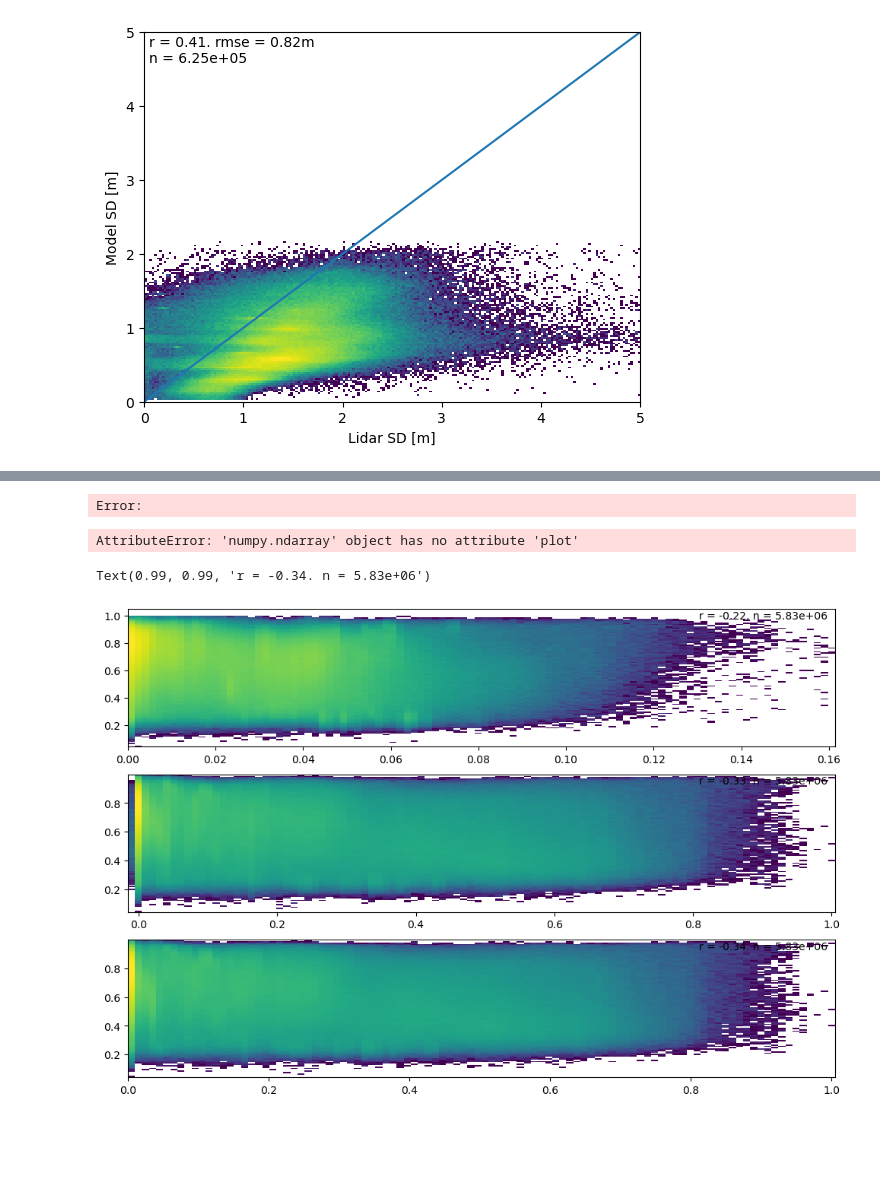
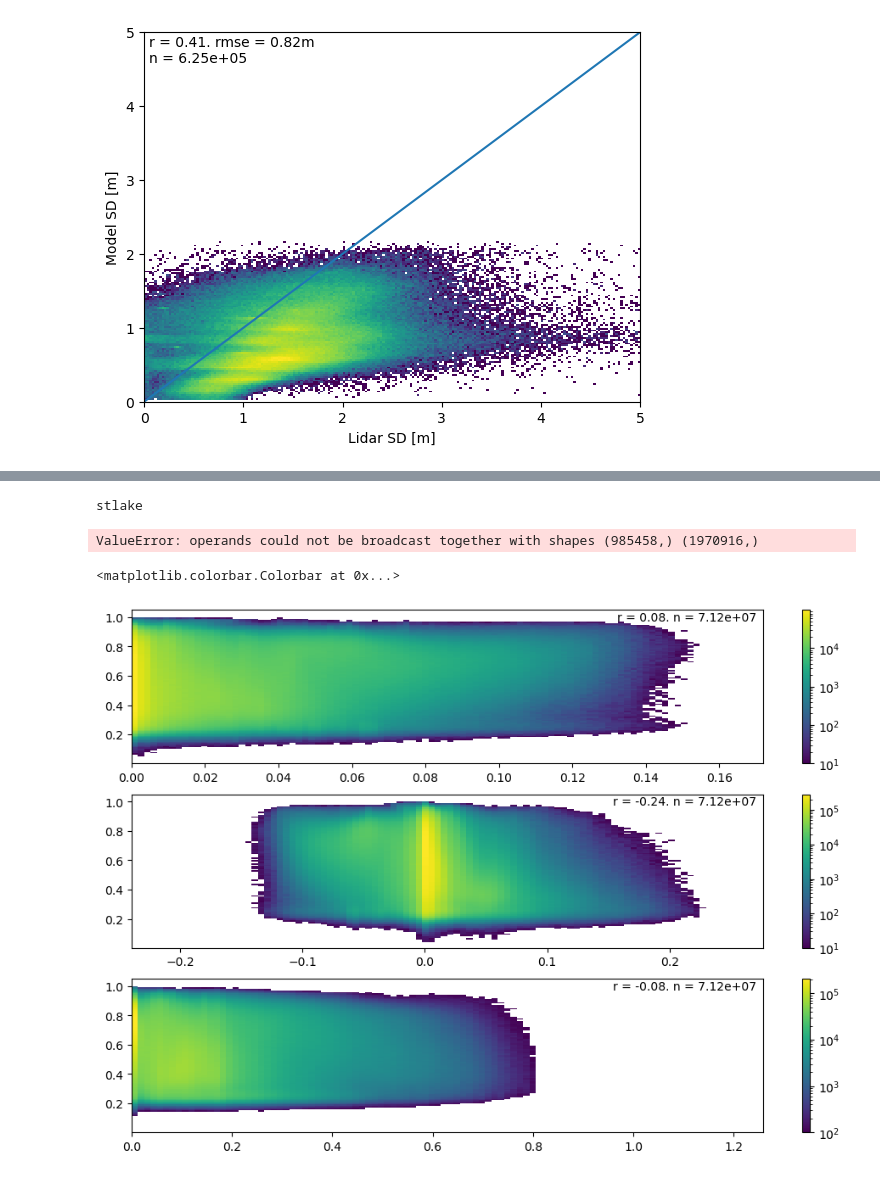
Before and after one commit to ZachHoppinen/uavsar-coherence, a Jupyter notebook: src/compare/model/check.ipynb, the cells around one changed output, grey strips where cells are left out. Drawn from its saved outputs; the diff is of its cells as text; code cells hidden in the pictures; blank space fills up the shorter version.

```diff
--- a/src/compare/model/check.ipynb
+++ b/src/compare/model/check.ipynb
@@ -104,81 +109,60 @@ Coordinates:
 # %%
-var_fig_dir = fig_dir.joinpath('cor_model')
-var_fig_dir.mkdir(exist_ok = True)
-
 cors = np.array([])
 dswes = np.array([])
 cummelts = np.array([])
 swes = np.array([])
 
+from tqdm import tqdm
 
 for stem, ds in dss.items():
+    if stem == 'lowman': continue
+    print(stem)
     if 'VV' not in ds.pol: continue
     ts = find_cor_ts(ds)
     name = loc_colors[stem]['name']
-    sub_fig_dir = var_fig_dir.joinpath(stem)
-    sub_fig_dir.mkdir(exist_ok = True)
 
     ds = ds.where((ds['tree_perc'] < 10) & (ds["inc"] < np.deg2rad(60)))
+    # ds = ds[['model_sd', 'model_swe', 'model_melt', 'cor']].coarsen(x = 20, y = 20, boundary = 'trim').mean()
 
-    for heading, t1, t2 in ts:
+    for heading, t1, t2 in tqdm(ts):
         t1, t2 = pd.to_datetime(t1), pd.to_datetime(t2)
         if (t2 - t1).days > 13: continue
         cor = ds['cor'].sel(time1 = t1, time2 = t2, heading = heading, pol = 'VV')
         model = ds[['model_sd', 'model_melt', 'model_swe']].sel(model_time = slice(t1, t2))
 
-        cor = cor.where((~model['model_sd'].isel(model_time = 0).isnull())).dropna('x', how = 'all').dropna('y', how = 'all')
-        model = model.where((~cor.isnull())).dropna('x', how = 'all').dropna('y', how = 'all')
-
-        # d_sd = model['model_sd'].isel(model_time = -1) - ds['model_sd'].isel(model_time = 0)
-        d_swe = model['model_swe'].isel(model_time = -1) - ds['model_swe'].isel(model_time = 0)
+        d_swe = model['model_swe'].isel(model_time = -1) - model['model_swe'].isel(model_time = 0)
         cum_melt = model['model_melt'].sum('model_time')
         swe = model['model_swe'].isel(model_time = -1)
 
-        idx = (~np.isnan(cor.values.ravel())) & (~np.isnan(d_swe.values.ravel())) & (~np.isnan(cum_melt.values.ravel())) & (cum_melt.values.ravel() > 0) & (~np.isnan(swe.values.ravel()))
+        idx = (~np.isnan(cor.values.ravel())) & (~np.isnan(d_swe.values.ravel())) & (~np.isnan(cum_melt.values.ravel())) & (~np.isnan(swe.values.ravel())) #  & (cum_melt.values.ravel() > 0)
         ncor, d_swe, cum_melt, swe = cor.values.ravel()[idx], d_swe.values.ravel()[idx], cum_melt.values.ravel()[idx], swe.values.ravel()[idx]
         cors = np.concatenate([cors, ncor])
         dswes = np.concatenate([dswes, d_swe])
         cummelts = np.concatenate([cummelts, cum_melt])
         swes = np.concatenate([swes, swe])
-
-
-
-        if sub_fig_dir.joinpath(f'{name}_{t1.date()}_{t2.date()}.png').exists(): continue
-
-        fig, axes = plt.subplots(2, 2, figsize = (12, 8))
-        axer = axes.ravel()
-        cor.plot(ax = axer[0], cmap = 'Greys_r', cbar_kwargs = {'label': ''})
-        model['model_swe'].isel(model_time = -1).plot(ax = axer[1], cmap = 'Blues', cbar_kwargs = {'label': ''}, vmin = 0, vmax = 1)
-        d_swe.plot(ax = axer[2], cmap = 'RdBu', cbar_kwargs = {'label': ''}, vmin = -0.7, vmax = 0.7)
-        cum_melt.plot(ax = axer[3], cmap = 'Reds', cbar_kwargs = {'label': ''}, vmin = 0, vmax = 0.2)
-        map_grid_clean(axes)
-        for ax, title in zip(axer, ['Coherence []', 'SWE [m]', 'dSWE [m]', 'Cumulative Melt [m]']): ax.set_title(title)
-        fig.suptitle(f'{name} - {t1.date()} to {t2.date()}')
-        plt.savefig(sub_fig_dir.joinpath(f'{name}_{t1.date()}_{t2.date()}.png'))
-        plt.close()
 # %% [output]
-Error:
+stlake
+ValueError: operands could not be broadcast together with shapes (985458,) (1970916,)
-# %%
-cor.plot()
-# %% [output]
-AttributeError: 'numpy.ndarray' object has no attribute 'plot'
 # %%
 fig, axes = plt.subplots(3, 1, figsize = (12, 8))
 
-axes[0].hist2d(cummelts, cors, bins = 100, norm = mpl.colors.LogNorm())
+h = axes[0].hist2d(cummelts[cummelts>0], cors[cummelts>0], bins = 100, norm = mpl.colors.LogNorm(), cmin = 10)
 _, r, n = get_stats(cummelts, cors)
 axes[0].text(0.99, 0.99, f'r = {r:.2f}. n = {n:.2e}', va = 'top', ha = 'right', transform = axes[0].transAxes)
 axes[0].set_ylim(top = 1.05)
+plt.colorbar(h[3])
 
-axes[1].hist2d(dswes, cors, bins = 100, norm = mpl.colors.LogNorm())
+h = axes[1].hist2d(dswes, cors, bins = 100, norm = mpl.colors.LogNorm(), cmin = 10)
 _, r, n = get_stats(dswes, cors)
 axes[1].text(0.99, 0.99, f'r = {r:.2f}. n = {n:.2e}', va = 'top', ha = 'right', transform = axes[1].transAxes)
 axes[1].set_ylim(top = 1.05)
+plt.colorbar(h[3])
 
-axes[2].hist2d(swes, cors, bins = 100, norm = mpl.colors.LogNorm())
+h = axes[2].hist2d(swes, cors, bins = 100, norm = mpl.colors.LogNorm(), cmin = 100)
 _, r, n = get_stats(swes, cors)
 axes[2].text(0.99, 0.99, f'r = {r:.2f}. n = {n:.2e}', va = 'top', ha = 'right', transform = axes[2].transAxes)
 axes[2].set_ylim(top = 1.05)
+plt.colorbar(h[3])
 # %% [output]
-Text(0.99, 0.99, 'r = -0.34. n = 5.83e+06')
+<matplotlib.colorbar.Colorbar at 0x...>
-[figure, old version]
+[figure, new version]
```
Also changed, not shown: parts of 9 cells of this notebook.
